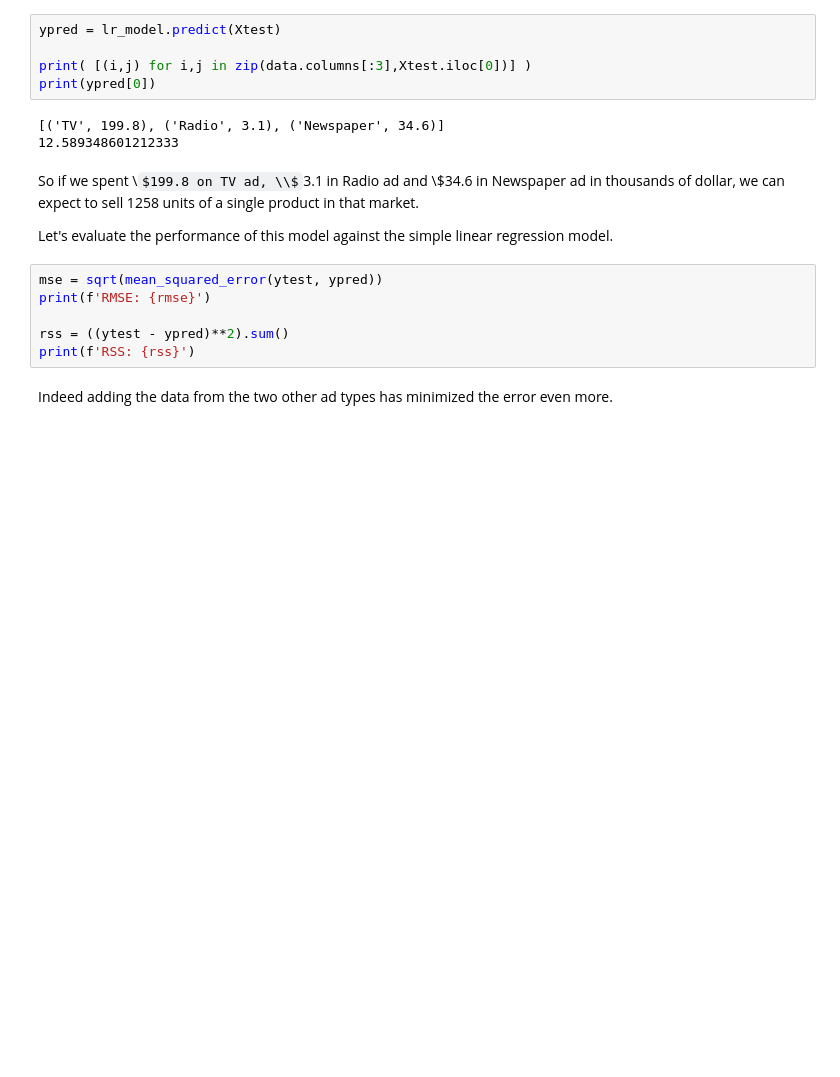
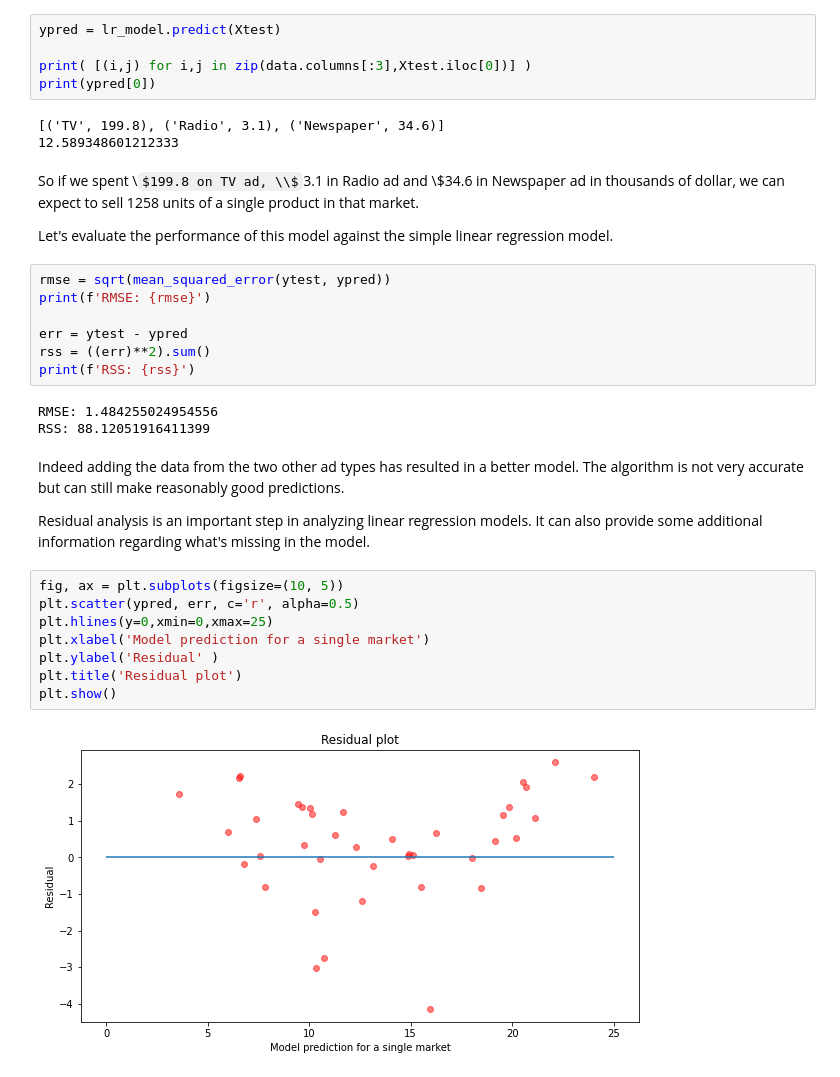
Before and after one commit to tdmdal/sklearn-workshop, a Jupyter notebook: docs/intro-to-sklearn.ipynb, the cells around one changed output. Saved outputs shown, nothing was run; the diff lists cells and outputs as text; some formulas as TeX source; blank space fills up the shorter version.

```diff
--- a/docs/intro-to-sklearn.ipynb
+++ b/docs/intro-to-sklearn.ipynb
@@ -274,10 +289,26 @@ So if we spent \\$199.8 on TV ad, \\$3.1 in Radio ad and \\$34.6 in Newspaper ad
 
 Let's evaluate the performance of this model against the simple linear regression model.
 # %%
-mse = sqrt(mean_squared_error(ytest, ypred))
+rmse = sqrt(mean_squared_error(ytest, ypred))
 print(f'RMSE: {rmse}')
 
-rss = ((ytest - ypred)**2).sum()
+err = ytest - ypred
+rss = ((err)**2).sum()
 print(f'RSS: {rss}')
+# %% [output]
+RMSE: 1.484255024954556
+RSS: 88.12051916411399
-# %% [markdown]
-Indeed adding the data from the two other ad types has minimized the error even more.
+# %% [markdown]
+Indeed adding the data from the two other ad types has resulted in a better model. The algorithm is not very accurate but can still make reasonably good predictions.
+
+Residual analysis is an important step in analyzing linear regression models. It can also provide some additional information regarding what's missing in the model.
+# %%
+fig, ax = plt.subplots(figsize=(10, 5))
+plt.scatter(ypred, err, c='r', alpha=0.5)
+plt.hlines(y=0,xmin=0,xmax=25)
+plt.xlabel('Model prediction for a single market')
+plt.ylabel('Residual' )
+plt.title('Residual plot')
+plt.show()
+# %% [output]
+[figure, added]
```
Also changed, not shown: parts of 22 cells of this notebook, 2 other files.
